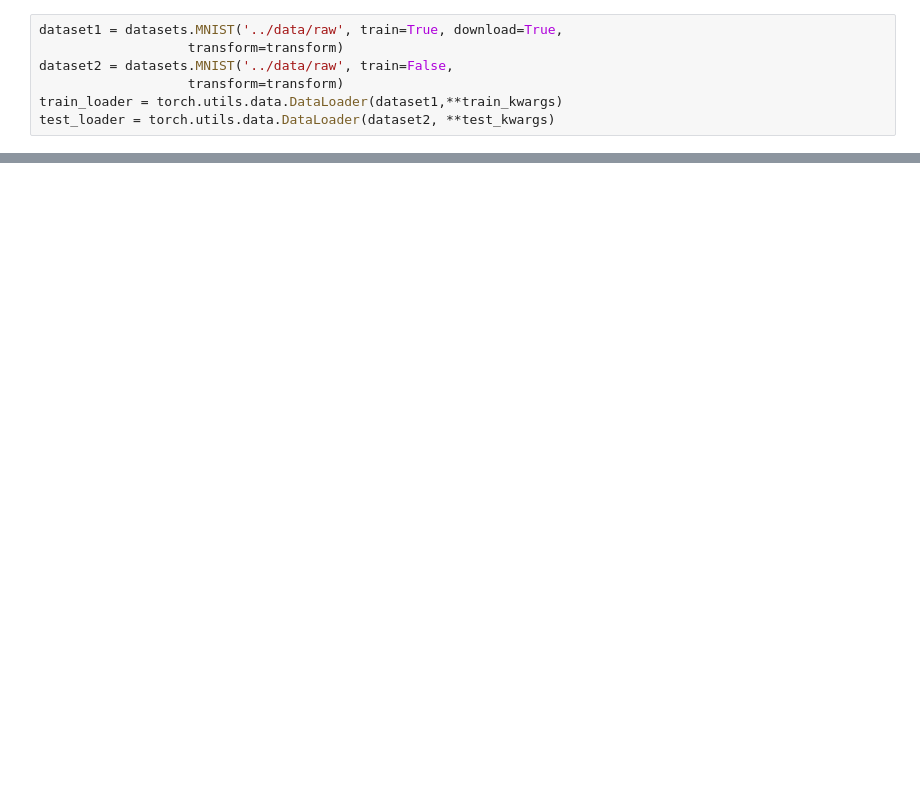
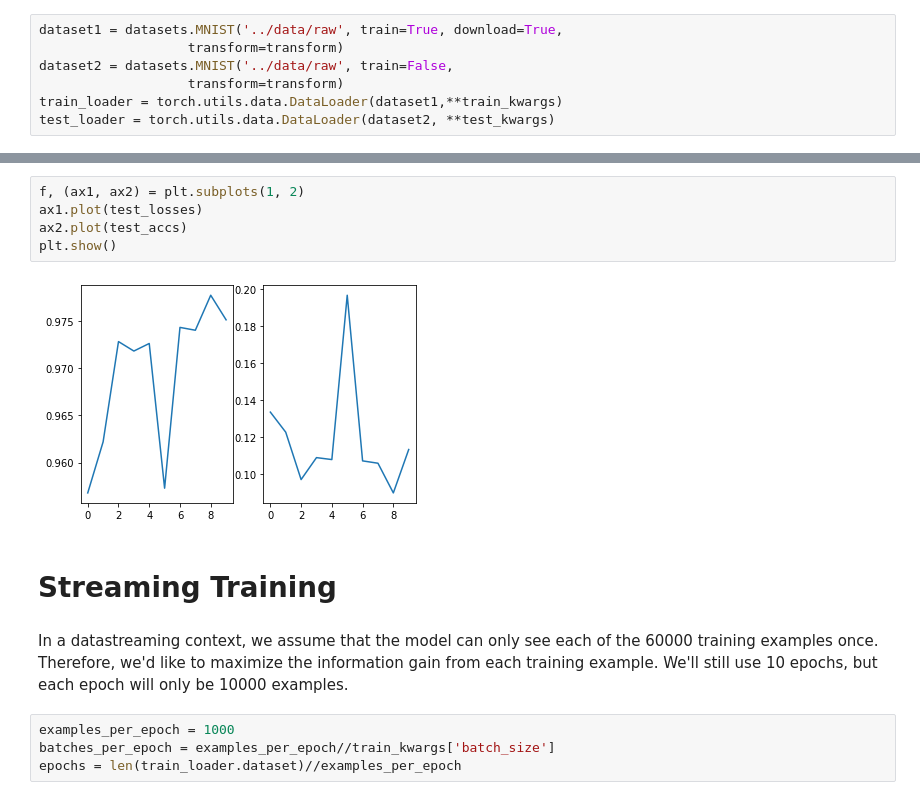
Before and after one commit to akshay-jaggi/novelty, a Jupyter notebook: notebooks/01_basic_model.ipynb, the cells around one changed output, grey strips where cells are left out. Saved outputs shown, nothing was run; the diff lists cells and outputs as text; blank space fills up the shorter version.

```diff
--- a/notebooks/01_basic_model.ipynb
+++ b/notebooks/01_basic_model.ipynb
@@ -114,0 +101,15 @@ KeyboardInterrupt:
+# %%
+f, (ax1, ax2) = plt.subplots(1, 2)
+ax1.plot(test_losses)
+ax2.plot(test_accs)
+plt.show()
+# %% [output]
+[figure, added]
+# %% [markdown]
+# Streaming Training
+# %% [markdown]
+In a datastreaming context, we assume that the model can only see each of the 60000 training examples once. Therefore, we'd like to maximize the information gain from each training example. We'll still use 10 epochs, but each epoch will only be 10000 examples.
+# %%
+examples_per_epoch = 1000
+batches_per_epoch = examples_per_epoch//train_kwargs['batch_size']
+epochs = len(train_loader.dataset)//examples_per_epoch
```
Also changed, not shown: parts of 21 cells of this notebook, 2 other files.
